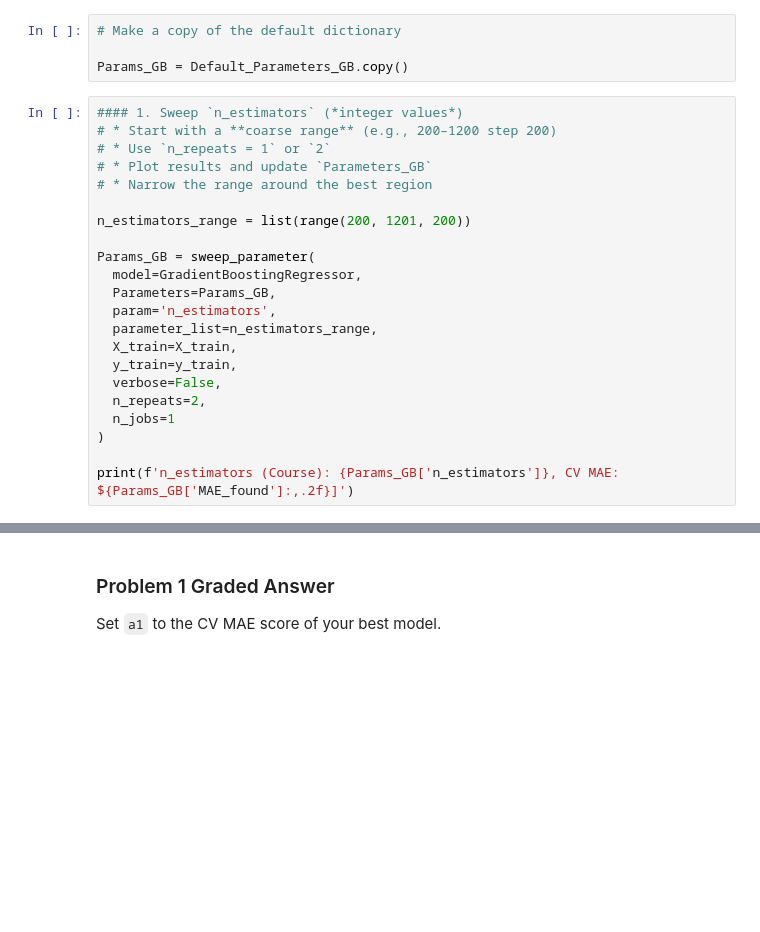
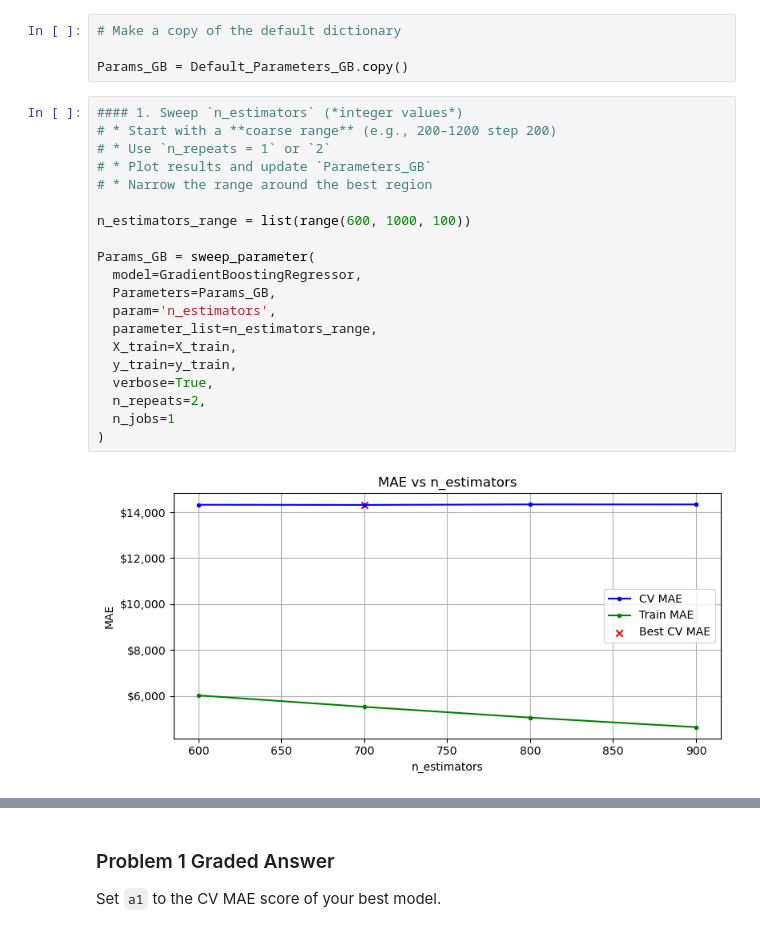
Before and after one commit to keshleem/dx603-homework7, a Jupyter notebook: Homework_07.ipynb, the cells around one changed output, grey strips where cells are left out. Cells and saved outputs as stored; diff of their text form; blank space fills up the shorter version.

Commit message:
redid n estimators sweep

```diff
--- a/Homework_07.ipynb
+++ b/Homework_07.ipynb
@@ -491,23 +490,22 @@ Params_GB = Default_Parameters_GB.copy()
 # %%
 #### 1. Sweep `n_estimators` (*integer values*)
 # * Start with a **coarse range** (e.g., 200–1200 step 200)
 # * Use `n_repeats = 1` or `2`
 # * Plot results and update `Parameters_GB`
 # * Narrow the range around the best region
 
-n_estimators_range = list(range(200, 1201, 200))
+n_estimators_range = list(range(600, 1000, 100))
 
 Params_GB = sweep_parameter(
   model=GradientBoostingRegressor,
   Parameters=Params_GB,
   param='n_estimators',
   parameter_list=n_estimators_range,
   X_train=X_train,
   y_train=y_train,
-  verbose=False,
+  verbose=True,
   n_repeats=2,
   n_jobs=1
 )
-
-print(f'n_estimators (Course): {Params_GB['n_estimators']}, CV MAE: ${Params_GB['MAE_found']:,.2f}]')
 # %% [output]
+[figure, added]
```
Also changed, not shown: parts of 9 cells of this notebook.
